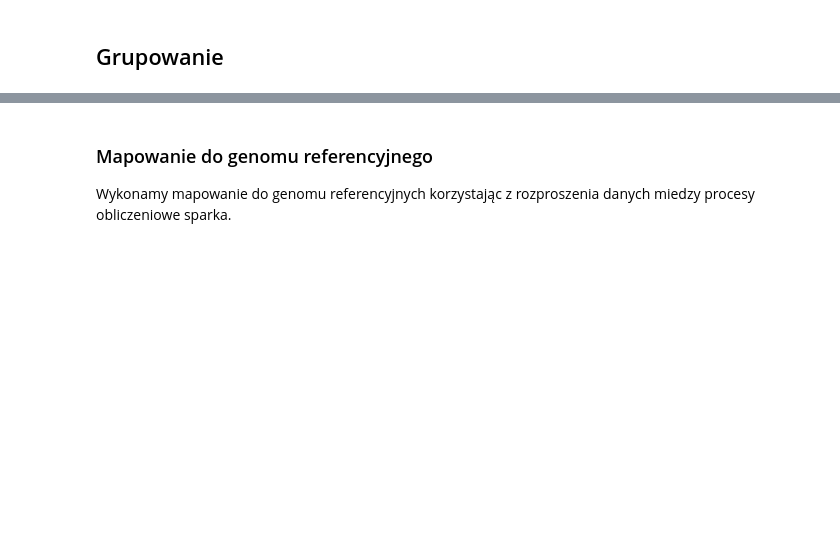
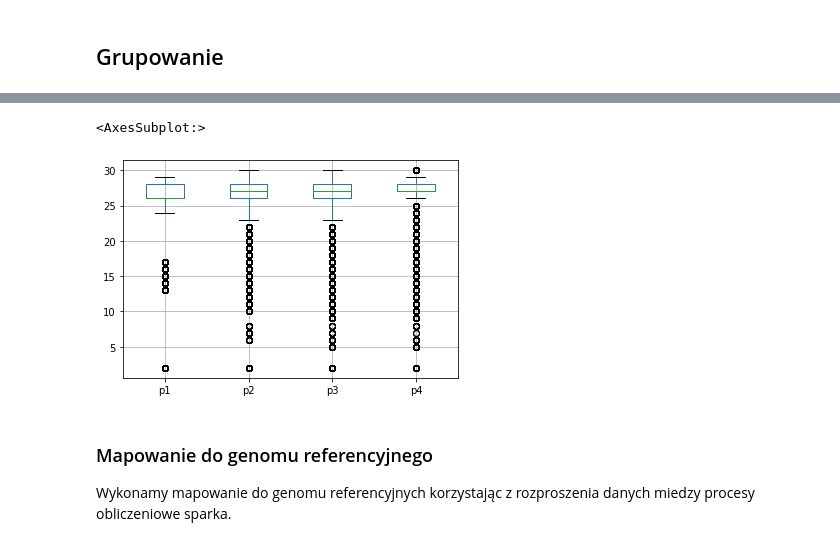
Before and after one commit to biodatageeks/edugen-notebooks, a Jupyter notebook: 20Z/2_fastq_df.ipynb, the cells around one changed output, grey strips where cells are left out. Drawn from its saved outputs; the diff is of its cells as text; code cells hidden in the pictures; blank space fills up the shorter version.

```diff
--- a/20Z/2_fastq_df.ipynb
+++ b/20Z/2_fastq_df.ipynb
@@ -193,3 +601,15 @@ sample_count.orderBy("count").show()
+# %%
+quals = fastq_all.selectExpr( "ascii(SUBSTR(qual,1)) -33 as p1",
+                                    "ascii(SUBSTR(qual,2))-33 as p2",
+                                    "ascii(SUBSTR(qual,3))-33 as p3",
+                                    "ascii(SUBSTR(qual,4))-33 as p4")
+
+
+import matplotlib.pyplot as plt
+quals.toPandas().boxplot()
+# %% [output]
+<AxesSubplot:>
+[figure, added]
 # %% [markdown]
 ### Mapowanie do genomu referencyjnego
 Wykonamy mapowanie do genomu referencyjnych korzystając z rozproszenia danych miedzy procesy obliczeniowe sparka.
```
Also changed, not shown: parts of 40 cells of this notebook.
